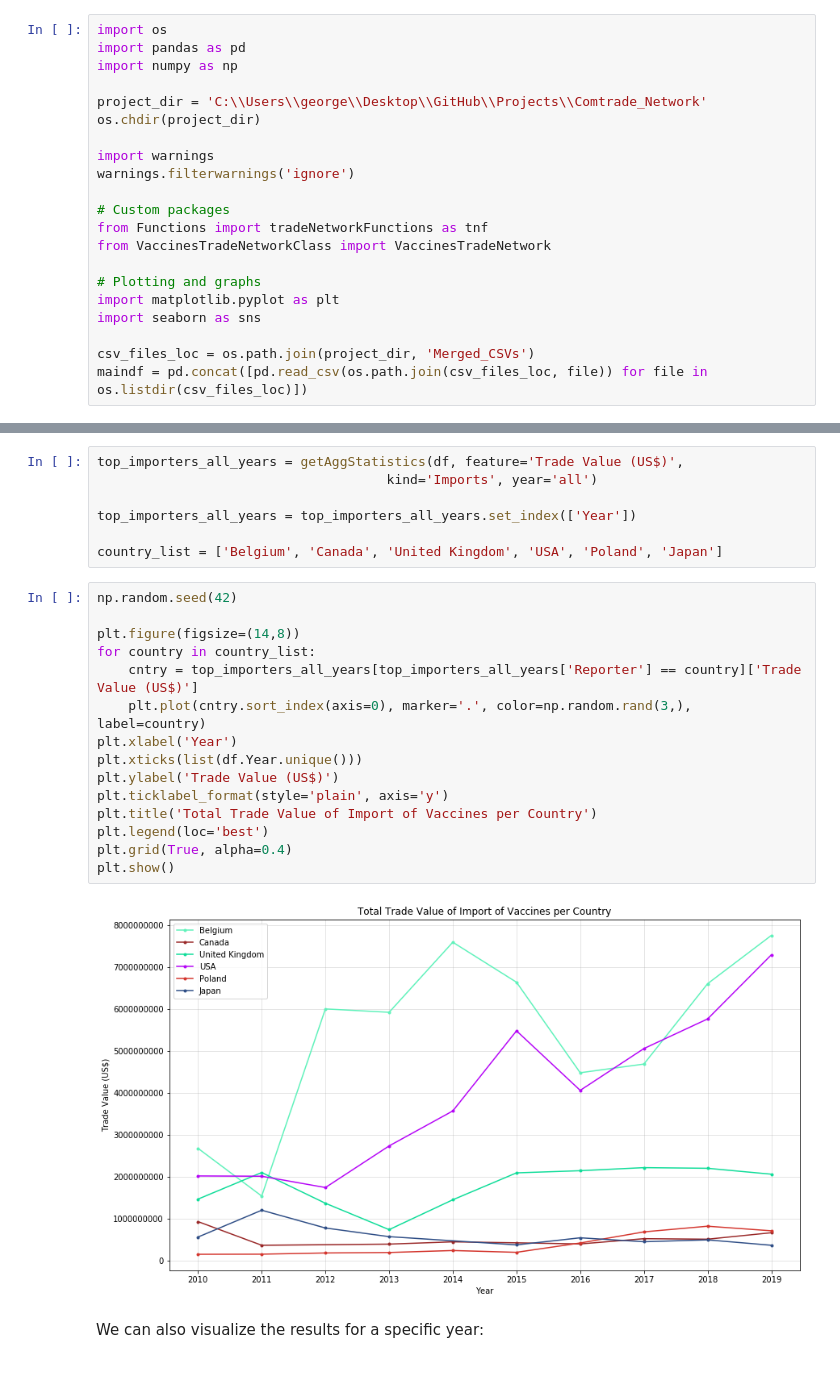
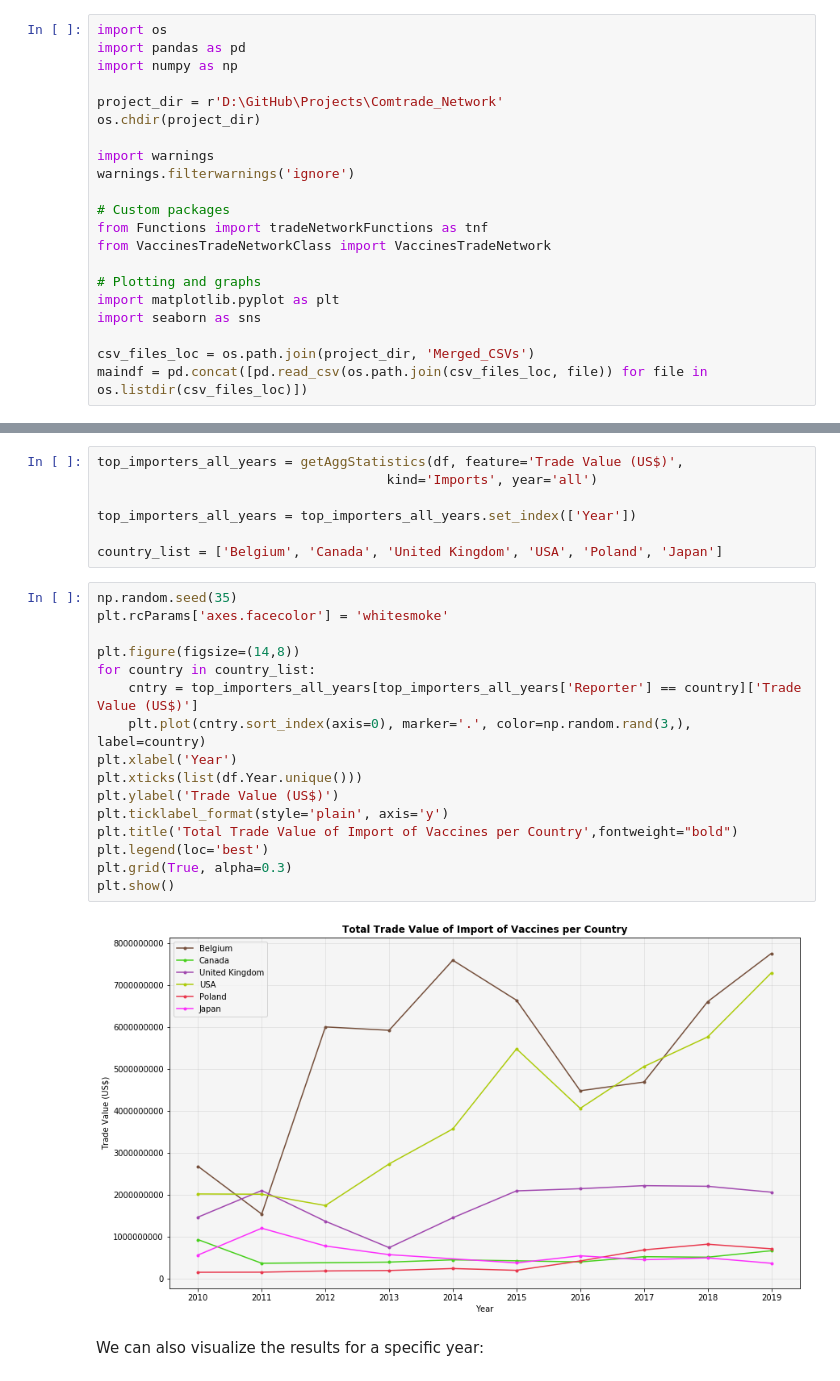
Before and after one commit to gpsyrou/Vaccines_Trade_Network, a Jupyter notebook: Jupyter_Notebooks/Vaccines_Network_JN.ipynb, the cells around one changed output, grey strips where cells are left out. Saved outputs shown, nothing was run; the diff lists cells and outputs as text.

```diff
--- a/Jupyter_Notebooks/Vaccines_Network_JN.ipynb
+++ b/Jupyter_Notebooks/Vaccines_Network_JN.ipynb
@@ -114,7 +114,7 @@ import os
 import pandas as pd
 import numpy as np
 
-project_dir = 'C:\\Users\\george\\Desktop\\GitHub\\Projects\\Comtrade_Network'
+project_dir = r'D:\GitHub\Projects\Comtrade_Network'
 os.chdir(project_dir)
 
 import warnings
@@ -321,22 +353,23 @@ top_importers_all_years = top_importers_all_years.set_index(['Year'])
 
 country_list = ['Belgium', 'Canada', 'United Kingdom', 'USA', 'Poland', 'Japan']
 # %%
-np.random.seed(42)
+np.random.seed(35)
+plt.rcParams['axes.facecolor'] = 'whitesmoke'
 
 plt.figure(figsize=(14,8))
 for country in country_list:
     cntry = top_importers_all_years[top_importers_all_years['Reporter'] == country]['Trade Value (US$)']
     plt.plot(cntry.sort_index(axis=0), marker='.', color=np.random.rand(3,), label=country)
 plt.xlabel('Year')
 plt.xticks(list(df.Year.unique()))
 plt.ylabel('Trade Value (US$)')
 plt.ticklabel_format(style='plain', axis='y')
-plt.title('Total Trade Value of Import of Vaccines per Country')
+plt.title('Total Trade Value of Import of Vaccines per Country',fontweight="bold")
 plt.legend(loc='best')
-plt.grid(True, alpha=0.4)
+plt.grid(True, alpha=0.3)
 plt.show()
 # %% [output]
-[figure, old version]
+[figure, new version]
 # %% [markdown]
 We can also visualize the results for a specific year:
 # %%
```
Also changed, not shown: parts of 8 cells of this notebook.
